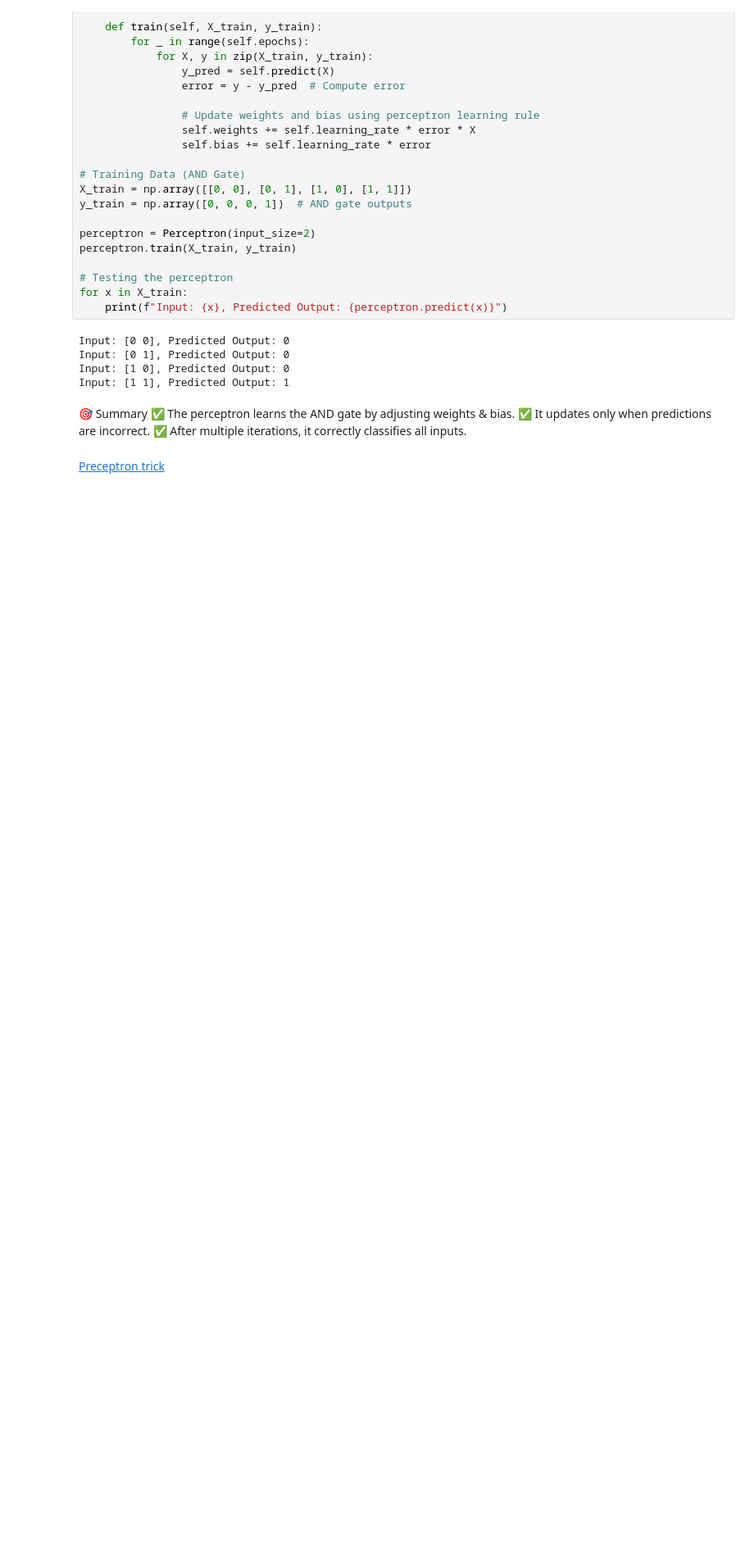
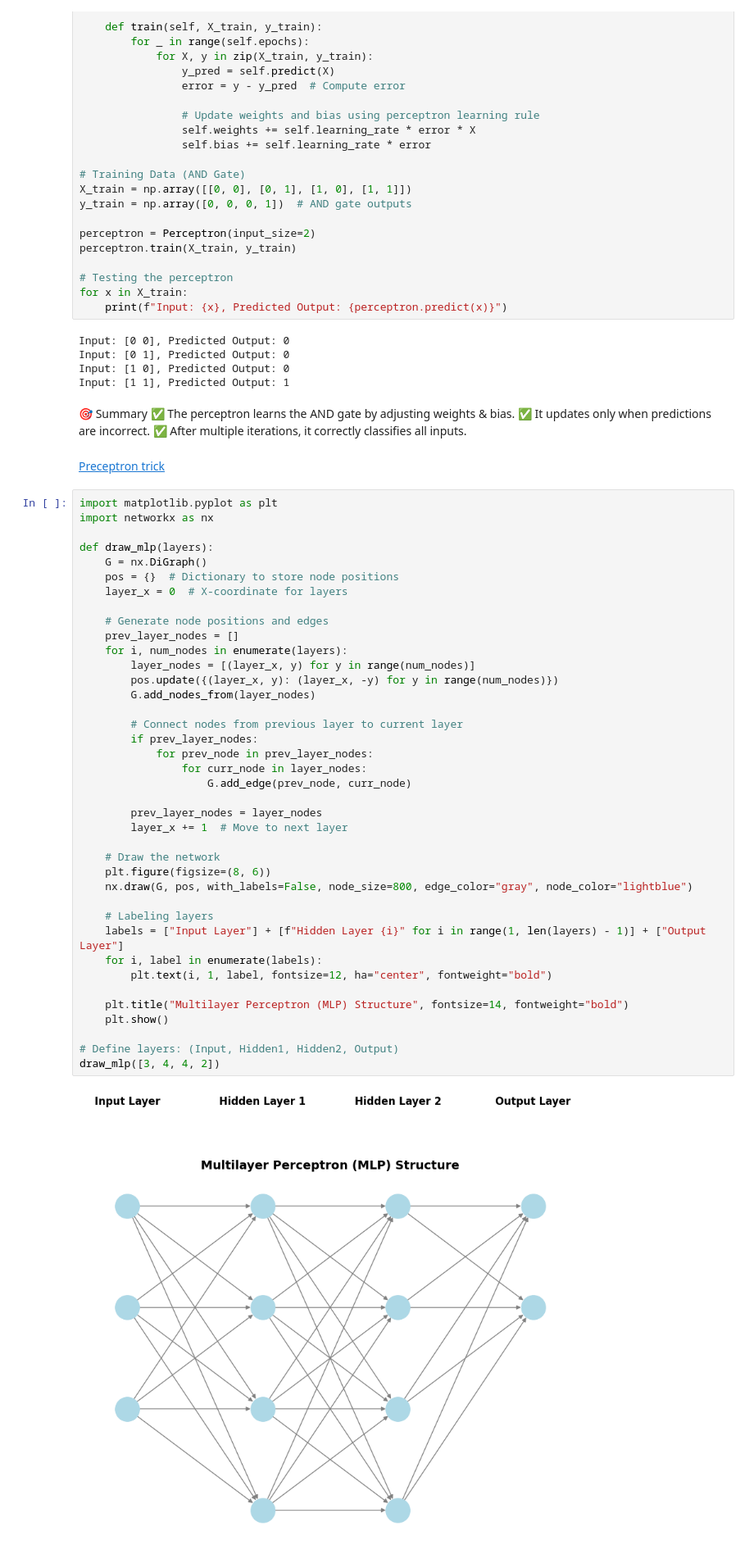
Before and after one commit to Mahadevkharmate/DeepLearning_Hub, a Jupyter notebook: tutorials/001_intro_to_deep_learning.ipynb, the cells around one changed output. Shown at 82% size. Drawn from its saved outputs; the diff is of its cells as text; blank space fills up the shorter version.

```diff
--- a/tutorials/001_intro_to_deep_learning.ipynb
+++ b/tutorials/001_intro_to_deep_learning.ipynb
@@ -59,3 +59,44 @@ Input: [1 1], Predicted Output: 1
 ✅ After multiple iterations, it correctly classifies all inputs.
 # %% [markdown]
 [Preceptron trick](https://github.com/campusx-official/100-days-of-deep-learning/blob/main/day4/perceptron-trick.ipynb)
+# %%
+import matplotlib.pyplot as plt
+import networkx as nx
+
+def draw_mlp(layers):
+    G = nx.DiGraph()
+    pos = {}  # Dictionary to store node positions
+    layer_x = 0  # X-coordinate for layers
+
+    # Generate node positions and edges
+    prev_layer_nodes = []
+    for i, num_nodes in enumerate(layers):
+        layer_nodes = [(layer_x, y) for y in range(num_nodes)]
+        pos.update({(layer_x, y): (layer_x, -y) for y in range(num_nodes)})
+        G.add_nodes_from(layer_nodes)
+
+        # Connect nodes from previous layer to current layer
+        if prev_layer_nodes:
+            for prev_node in prev_layer_nodes:
+                for curr_node in layer_nodes:
+                    G.add_edge(prev_node, curr_node)
+
+        prev_layer_nodes = layer_nodes
+        layer_x += 1  # Move to next layer
+
+    # Draw the network
+    plt.figure(figsize=(8, 6))
+    nx.draw(G, pos, with_labels=False, node_size=800, edge_color="gray", node_color="lightblue")
+
+    # Labeling layers
+    labels = ["Input Layer"] + [f"Hidden Layer {i}" for i in range(1, len(layers) - 1)] + ["Output Layer"]
+    for i, label in enumerate(labels):
+        plt.text(i, 1, label, fontsize=12, ha="center", fontweight="bold")
+
+    plt.title("Multilayer Perceptron (MLP) Structure", fontsize=14, fontweight="bold")
+    plt.show()
+
+# Define layers: (Input, Hidden1, Hidden2, Output)
+draw_mlp([3, 4, 4, 2])
+# %% [output]
+[figure, added]
```
Also changed, not shown: parts of 6 cells of this notebook.
